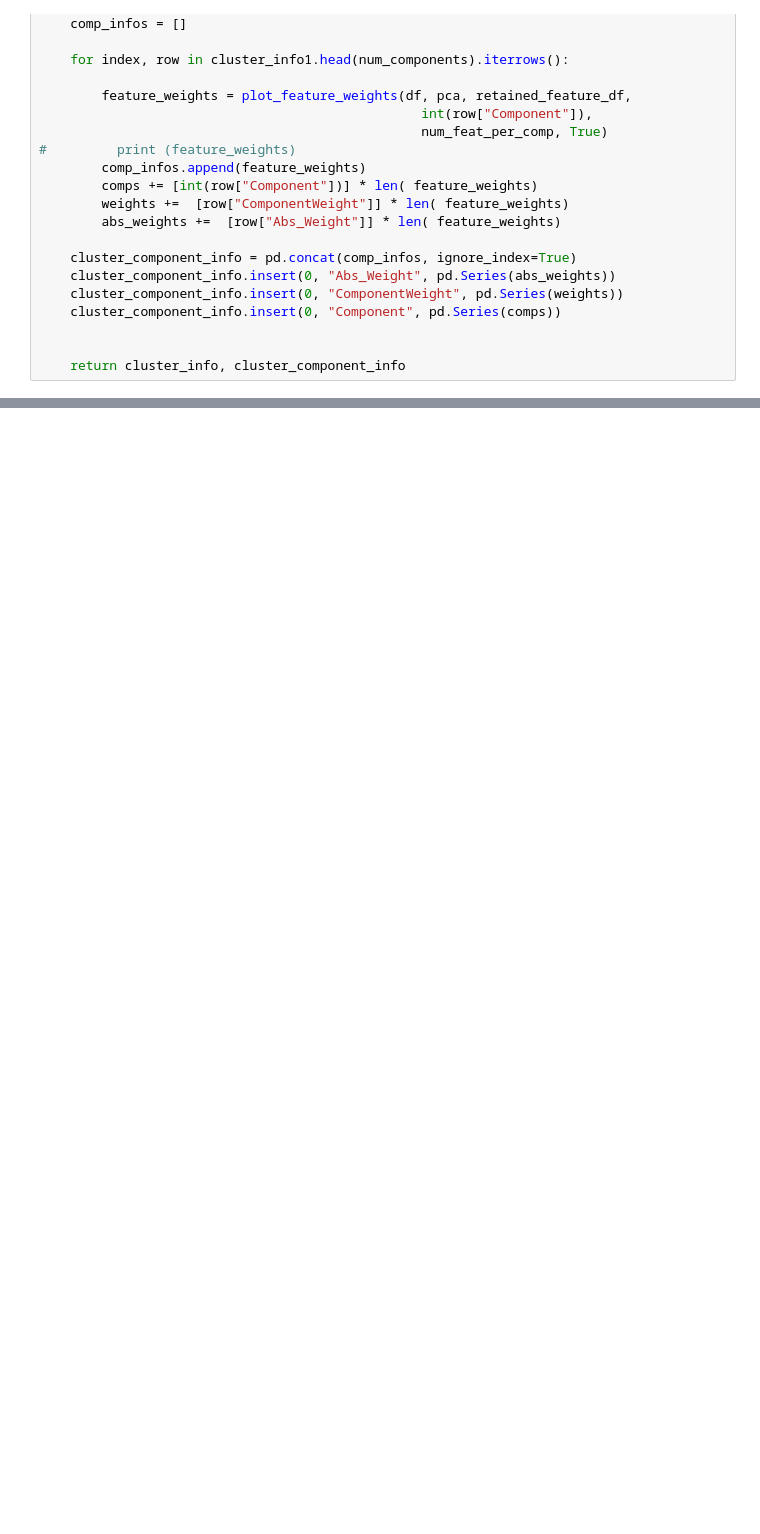
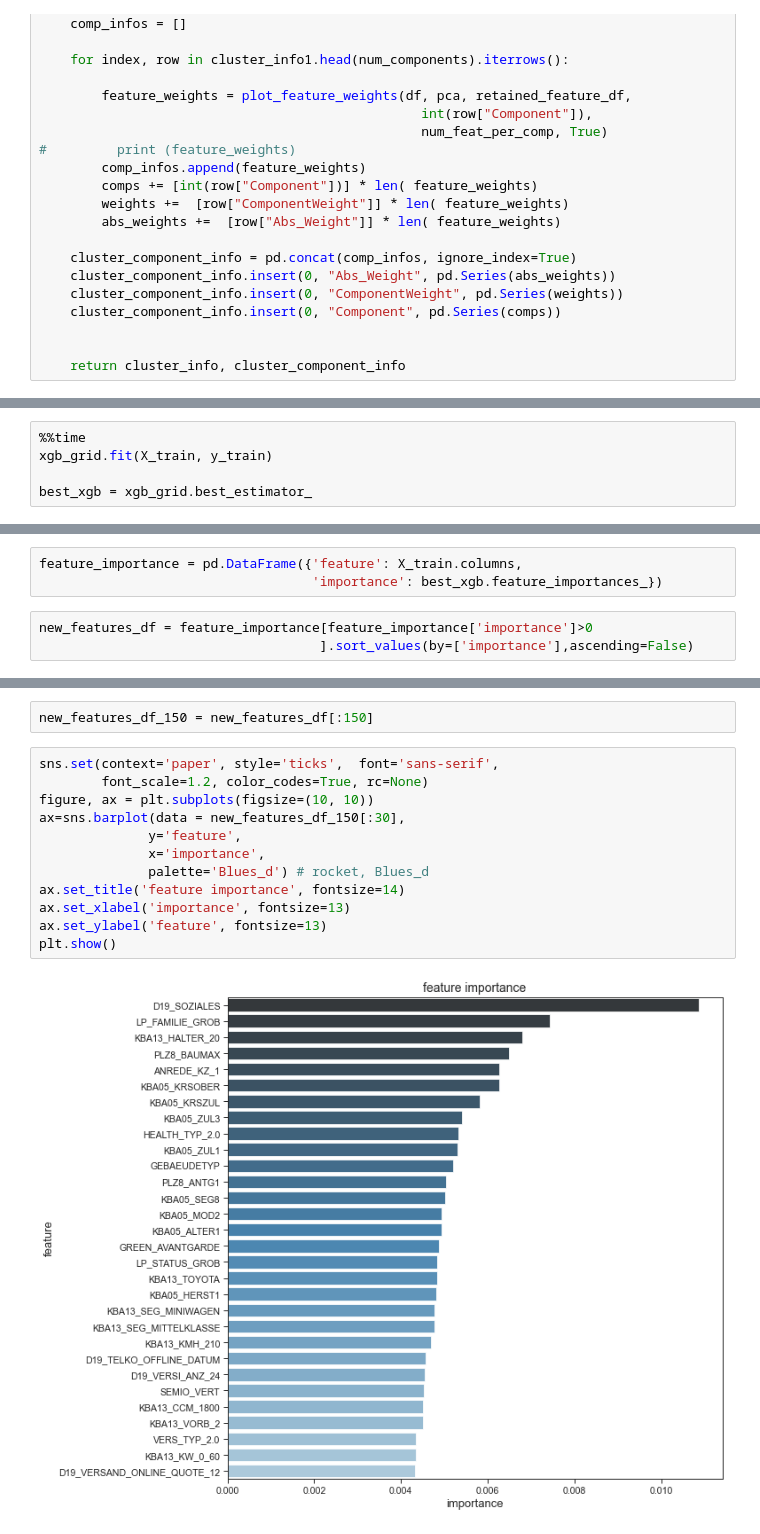
Before and after one commit to SweetAdjPotato/Arvato_Customer_Segmentation, a Jupyter notebook: Arvato_Project_Workbook.ipynb, the cells around one changed output, grey strips where cells are left out. Drawn from its saved outputs; the diff is of its cells as text; blank space fills up the shorter version.

```diff
--- a/Arvato_Project_Workbook.ipynb
+++ b/Arvato_Project_Workbook.ipynb
@@ -2600,0 +2932,5 @@ mailout_test = pd.read_csv('../../data/Term2/capstone/arvato_data/Udacity_MAILOU
+# %%
+%%time
+xgb_grid.fit(X_train, y_train)
+
+best_xgb = xgb_grid.best_estimator_
@@ -2600,0 +2985,6 @@ mailout_test = pd.read_csv('../../data/Term2/capstone/arvato_data/Udacity_MAILOU
+# %%
+feature_importance = pd.DataFrame({'feature': X_train.columns,
+                                   'importance': best_xgb.feature_importances_})
+# %%
+new_features_df = feature_importance[feature_importance['importance']>0
+                                    ].sort_values(by=['importance'],ascending=False)
@@ -2600,0 +3009,16 @@ mailout_test = pd.read_csv('../../data/Term2/capstone/arvato_data/Udacity_MAILOU
+# %%
+new_features_df_150 = new_features_df[:150]
+# %%
+sns.set(context='paper', style='ticks',  font='sans-serif',
+        font_scale=1.2, color_codes=True, rc=None)
+figure, ax = plt.subplots(figsize=(10, 10))
+ax=sns.barplot(data = new_features_df_150[:30],
+              y='feature',
+              x='importance',
+              palette='Blues_d') # rocket, Blues_d
+ax.set_title('feature importance', fontsize=14)
+ax.set_xlabel('importance', fontsize=13)
+ax.set_ylabel('feature', fontsize=13)
+plt.show()
+# %% [output]
+[figure, added]
```
Also changed, not shown: parts of 126 cells of this notebook.
